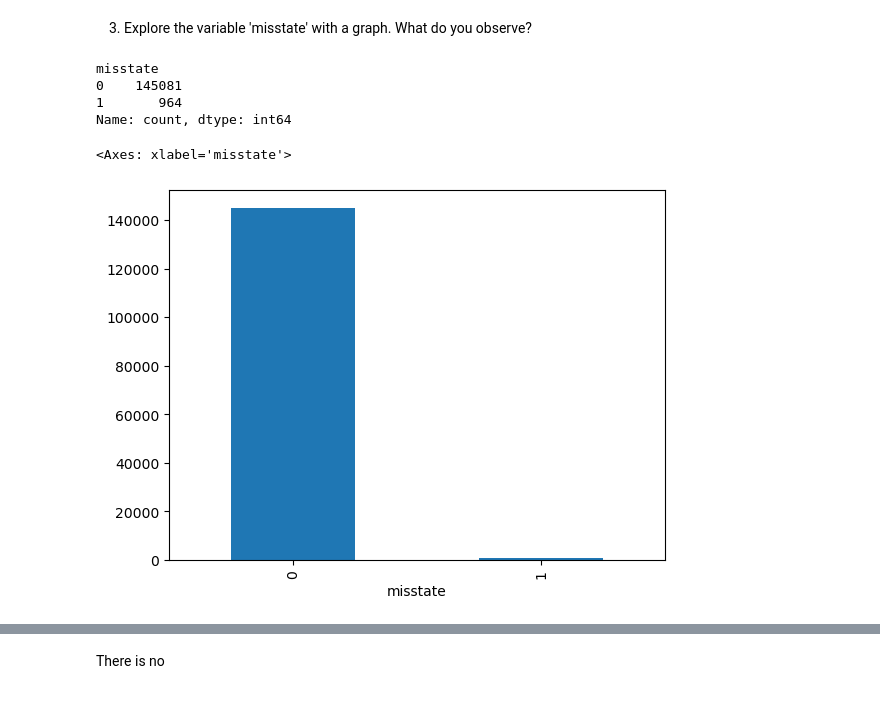
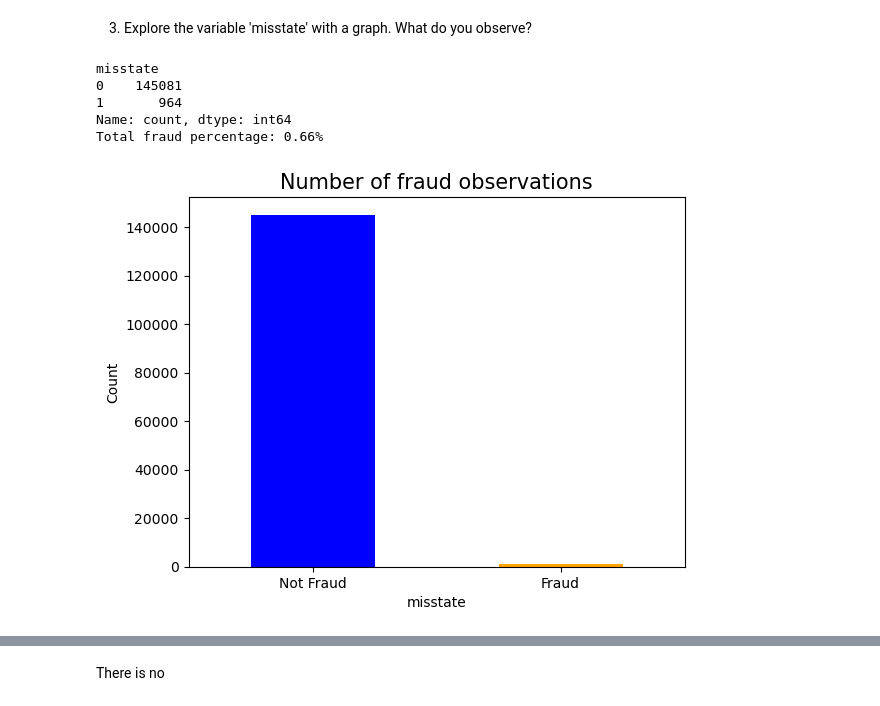
Before and after one commit to emilyneaville/DSCI-5240, a Jupyter notebook: Assignment 3/DSCI5240 Assignment 3-Logistic Regression.ipynb, the cells around one changed output, grey strips where cells are left out. Drawn from its saved outputs; the diff is of its cells as text; code cells hidden in the pictures.

Commit message:
Added linechart for fraud and balanced classes

```diff
--- a/Assignment 3/DSCI5240 Assignment 3-Logistic Regression.ipynb
+++ b/Assignment 3/DSCI5240 Assignment 3-Logistic Regression.ipynb
@@ -130,19 +132,23 @@ dtype: int64
 Looks like only some financial ratios are missing values. This could be because financial ratios are not explicitly required to be reported in a financial report/audit, leading to them not being included for some rows. However, all 28 accounting variables are all non-null and numeric.
 # %% [markdown]
 3. Explore the variable 'misstate' with a graph. What do you observe?
-# %%
-accounting_df['misstate'].value_counts()
-# %% [output]
-misstate
-0    145081
-1       964
-Name: count, dtype: int64
 # %%
-# Exploring frequency
-accounting_df['misstate'].value_counts().plot(kind= 'bar')
+# Exploring frequency of fraud
+print(accounting_df['misstate'].value_counts())
+percent_fraud = accounting_df['misstate'].value_counts()[1]/len(accounting_df['misstate'])
+print(f'Total fraud percentage: {percent_fraud:.2%}')
+
+accounting_df['misstate'].value_counts().plot(kind= 'bar', color = ['blue', 'orange'])
+plt.title(label = 'Number of fraud observations', size = 15)
+plt.ylabel('Count')
+plt.xticks([0, 1], ['Not Fraud', 'Fraud'], rotation = 0);
 # %% [output]
-<Axes: xlabel='misstate'>
+misstate
+0    145081
+1       964
+Name: count, dtype: int64
+Total fraud percentage: 0.66%
-[figure, old version]
+[figure, new version]
 # %%
 # Comparing against total assets and long term debt to see if companies in debt are more likely to be fraudulent
 import seaborn as sns
```
Also changed, not shown: parts of 5 cells of this notebook.
